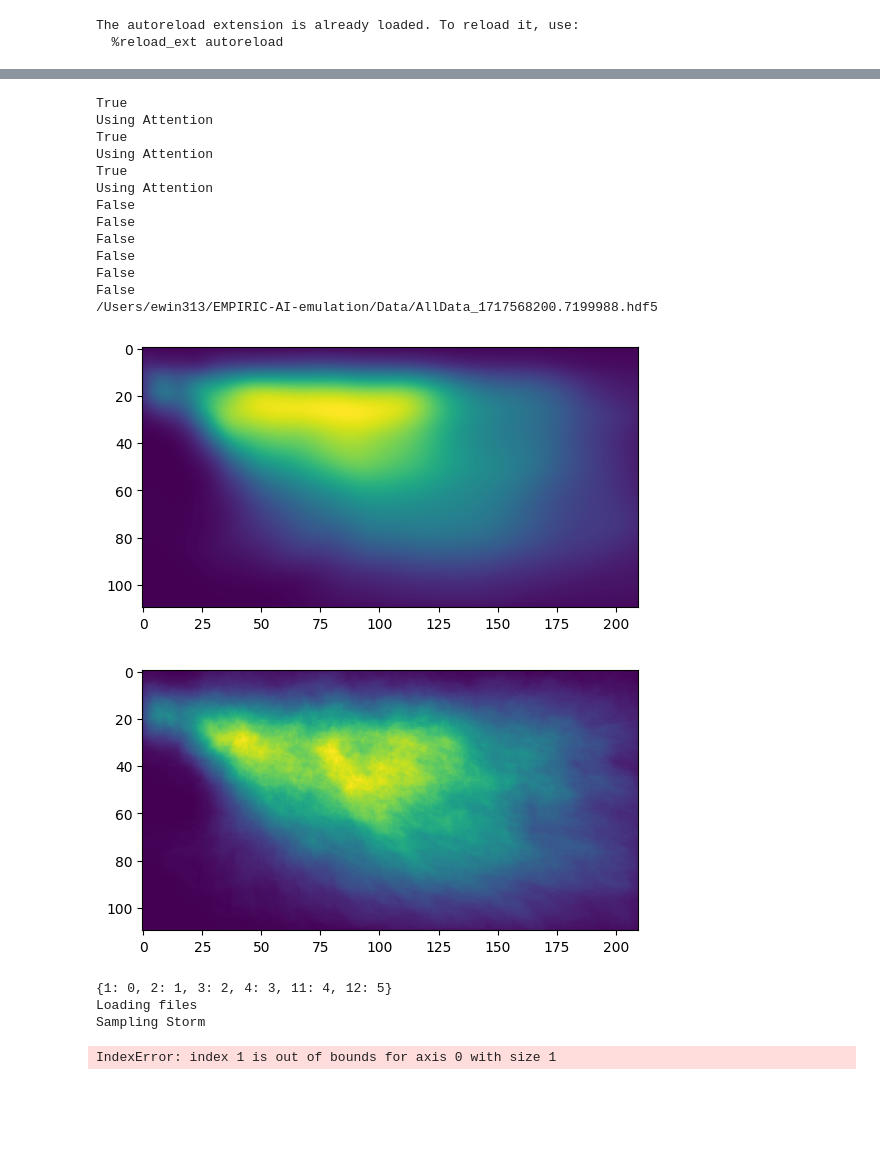
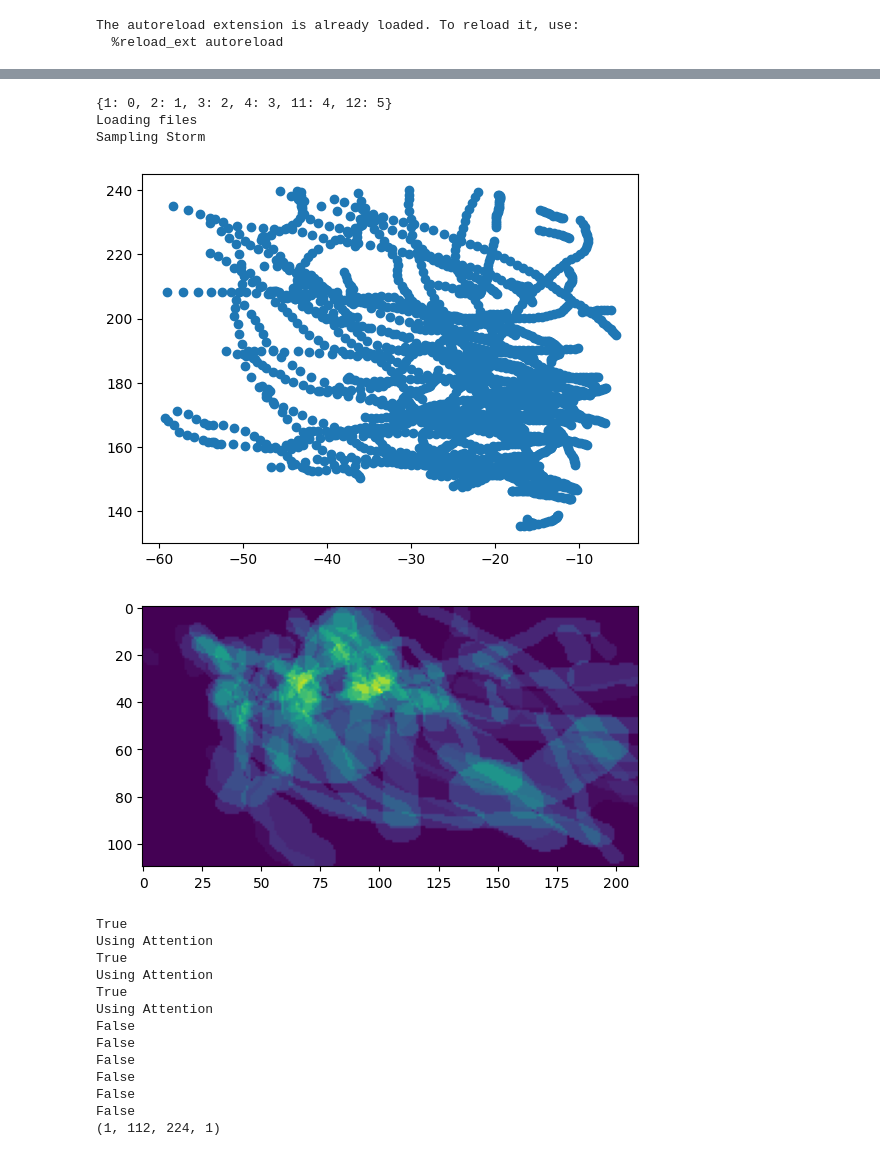
Before and after one commit to EMPIRIC2/EMPIRIC_TC, a Jupyter notebook: example_code/prediction_example.ipynb, the cells around one changed output, grey strips where cells are left out. Cells and saved outputs as stored; diff of their text form; code cells hidden in the pictures; blank space fills up the shorter version.

Commit message:
add storm model to example generation and raw data generator and fix bug with risk factors
Former-commit-id: 991f28cf2b84edc916600e7245f4e7820bf5c613

```diff
--- a/example_code/prediction_example.ipynb
+++ b/example_code/prediction_example.ipynb
@@ -11,35 +11,38 @@ sys.path.insert(0, module_path)
 The autoreload extension is already loaded. To reload it, use:
   %reload_ext autoreload
 # %%
-from saved_models.saved_models import DDPMUNet
-from MachineLearning.dataset import get_dataset
-from STORM.storm import STORM
+from saved_models.saved_models import DDPMUNet_model, STORM_model
+from saved_models.load_inputs import raw_input_generator
 import matplotlib.pyplot as plt
-
-# load the model
-model = DDPMUNet.load_model()
+import glob
+import numpy as np
 
 # change this to reflect where data is on your computer
 data_folder = '/Users/ewin313/EMPIRIC-AI-emulation/Data'
 
+data_file = glob.glob(os.path.join(data_folder, "*.hdf5"))[0]
 # get some data
-test_data = get_dataset(data_folder, data_version=4, dataset='train', batch_size=1)
+test_data = raw_input_generator(data_file)
 
 # take the first item
-one_test_sample = next(iter(test_data))
-x, ground_truth = one_test_sample
+x = next(iter(test_data))
+
+plt.imshow(np.sum(x, axis=0))
+plt.show()
+
+storm_model = STORM_model(total_years=1000, n_years_to_sum=2, n_samples=10)
+storm_prediction = storm_model(x)
+plt.imshow(storm_prediction)
+plt.show()
+
+
+# load the model
+ml_model = DDPMUNet_model()
 
 # make the model prediction
-prediction = model(x)
+prediction = ml_model(x)
 
 # display them both
-plt.imshow(prediction[0])
+plt.imshow(prediction)
 plt.show()
-
-plt.imshow(ground_truth[0])
-plt.show()
-
-storm_prediction = STORM(total_years=1, )(x.numpy())
-plt.imshow(storm_prediction)
-plt.show()
 # %% [output]
@@ -46,19 +50,18 @@ plt.show()
-True
-Using Attention
-True
-Using Attention
-True
-Using Attention
-False
-False
-False
-False
-False
-False
-/Users/ewin313/EMPIRIC-AI-emulation/Data/AllData_1717568200.7199988.hdf5
+{1: 0, 2: 1, 3: 2, 4: 3, 11: 4, 12: 5}
+Loading files
+Sampling Storm
-[figure, old version]
-[figure, old version]
+[figure, new version]
+[figure, added]
-{1: 0, 2: 1, 3: 2, 4: 3, 11: 4, 12: 5}
-Loading files
-Sampling Storm
+True
+Using Attention
+True
+Using Attention
+True
+Using Attention
+False
+False
+False
+False
+False
+False
+(1, 112, 224, 1)
-IndexError: index 1 is out of bounds for axis 0 with size 1
```
Also changed, not shown: parts of 1 cell of this notebook, 5 other files.
